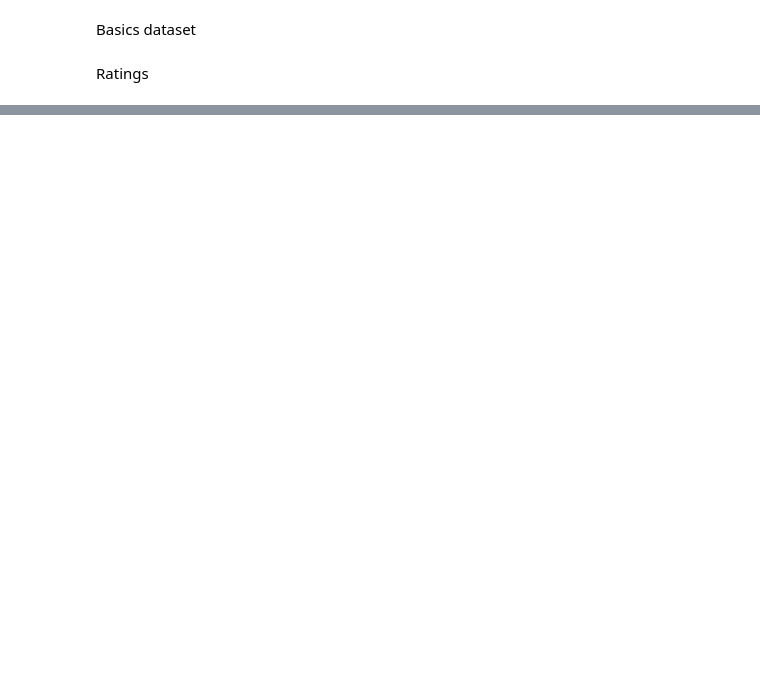
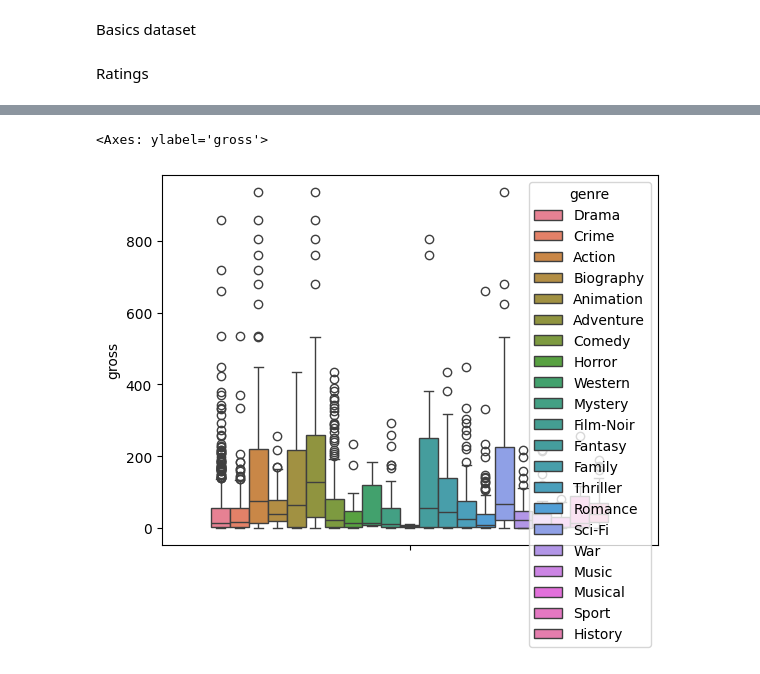
Before and after one commit to foxyreign/AAA_Movie, a Jupyter notebook: Data_Strategy_Plan_for_AAA.ipynb, the cells around one changed output, grey strips where cells are left out. Saved outputs shown, nothing was run; the diff lists cells and outputs as text; code cells hidden in the pictures; blank space fills up the shorter version.

```diff
--- a/Data_Strategy_Plan_for_AAA.ipynb
+++ b/Data_Strategy_Plan_for_AAA.ipynb
@@ -188,0 +334,20 @@ top10_movies.bar_label(top10_movies.containers[0])
+# %%
+# Transform from wide to long
+movies2_long_df = movies2_df.melt(id_vars=['Year of release','Gross collection(M)'],
+                                  value_vars=['Genre_1','Genre_2','Genre_3'])
+movies2_long_df = movies2_long_df.drop('variable', axis=1)
+movies2_long_df.rename(columns={'Year of release':'year',
+                                'value':'genre',
+                                'Gross collection(M)':'gross'}, inplace=True)
+movies2_long_df
+
+# Export to CSV
+movies2_long_df.to_csv('movies_genre_year_gross.csv')
+# %%
+# Compute sum of gross collection per year and genre
+movies2_long_sum_df = movies2_long_df.groupby(['year','genre']).sum()
+
+sns.boxplot(y=movies2_long_df['gross'], hue=movies2_long_df['genre'])
+# %% [output]
+<Axes: ylabel='gross'>
+[figure, added]
```
Also changed, not shown: parts of 22 cells of this notebook.
